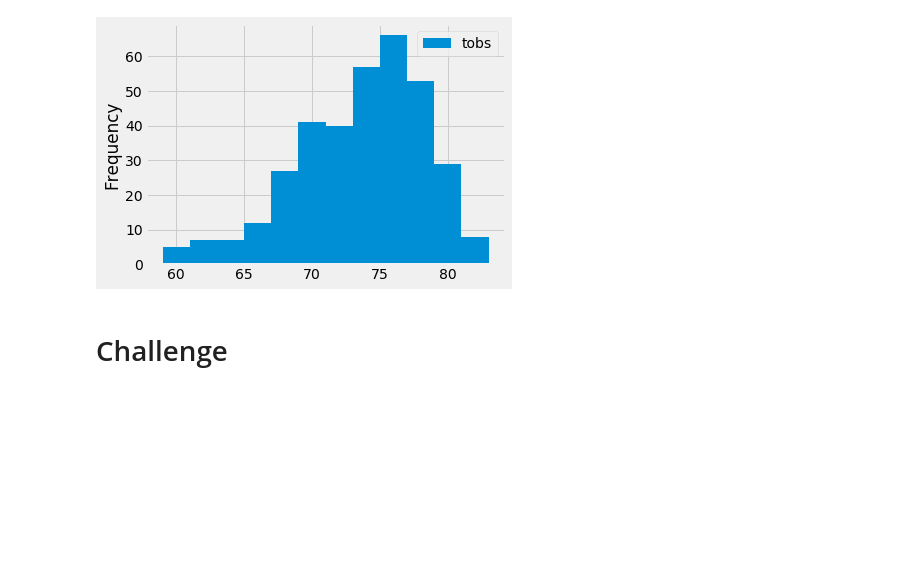
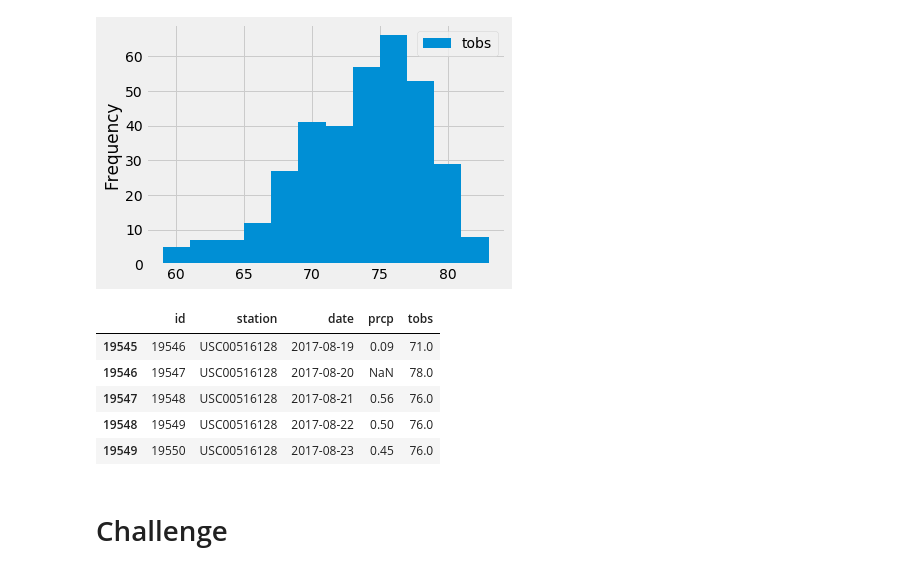
Before and after one commit to asongulol/surfs_up, a Jupyter notebook: climate_analysis.ipynb, the cells around one changed output. Saved outputs shown, nothing was run; the diff lists cells and outputs as text; code cells hidden in the pictures; blank space fills up the shorter version.

```diff
--- a/climate_analysis.ipynb
+++ b/climate_analysis.ipynb
@@ -293,6 +294,25 @@ plt.tight_layout()
 
 [352 rows x 1 columns]
 [figure]
+# %%
+import sqlite3
+#establish a connection
+conn = sqlite3.connect('/Users/otrin/OneDrive/Desktop/Git/surfs_up/hawaii.sqlite')
+#create a cursor object to be able to run queries against a database
+cur = conn.cursor()
+cur.execute("SELECT * FROM measurement;")
+results = cur.fetchall()
+# print(results)
+df = pd.read_sql("SELECT * FROM measurement;", con)
+df.head()
+df.tail()
+# %% [output]
+|  | id | station | date | prcp | tobs |
+| 19545 | 19546 | USC00516128 | 2017-08-19 | 0.09 | 71.0 |
+| 19546 | 19547 | USC00516128 | 2017-08-20 | NaN | 78.0 |
+| 19547 | 19548 | USC00516128 | 2017-08-21 | 0.56 | 76.0 |
+| 19548 | 19549 | USC00516128 | 2017-08-22 | 0.50 | 76.0 |
+| 19549 | 19550 | USC00516128 | 2017-08-23 | 0.45 | 76.0 |
 # %%
 # Write a function called `calc_temps` that will accept start date and end date in the format '%Y-%m-%d'
 # and return the minimum, average, and maximum temperatures for that range of dates
```
Also changed, not shown: parts of 14 cells of this notebook.
